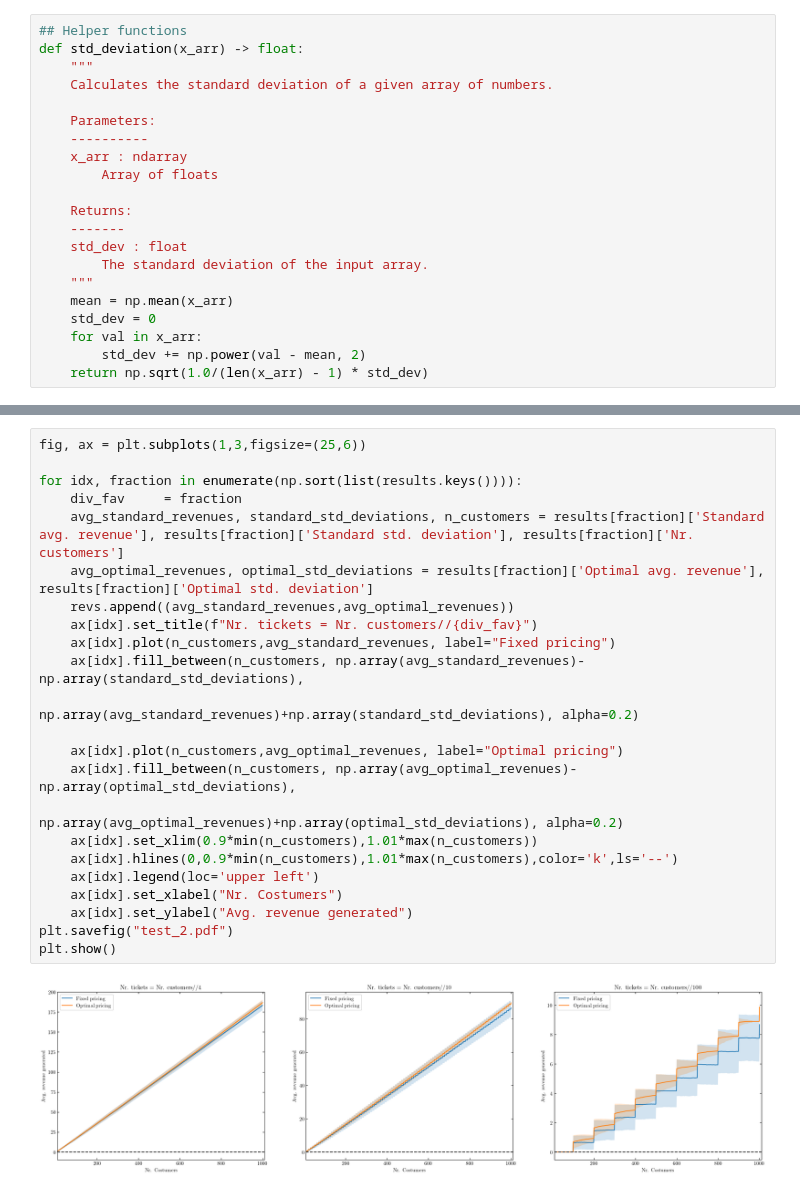
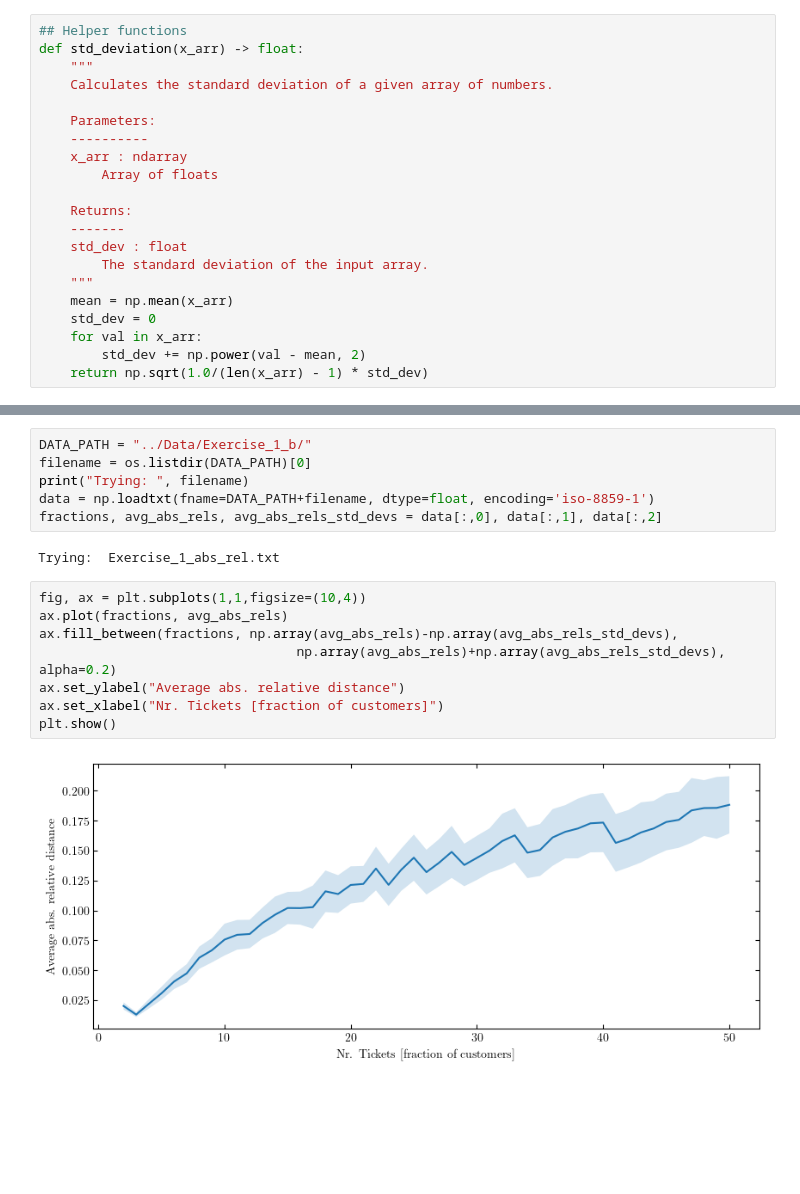
Before and after one commit to seba2390/RandomizedAlgorithms2023, a Jupyter notebook: Project 3/python/main.ipynb, the cells around one changed output, grey strips where cells are left out. Cells and saved outputs as stored; diff of their text form; blank space fills up the shorter version.

```diff
--- a/Project 3/python/main.ipynb
+++ b/Project 3/python/main.ipynb
@@ -171,25 +180,18 @@ for filename in filenames:
-# %%
-fig, ax = plt.subplots(1,3,figsize=(25,6))
-
-for idx, fraction in enumerate(np.sort(list(results.keys()))):
-    div_fav     = fraction
-    avg_standard_revenues, standard_std_deviations, n_customers = results[fraction]['Standard avg. revenue'], results[fraction]['Standard std. deviation'], results[fraction]['Nr. customers']
-    avg_optimal_revenues, optimal_std_deviations = results[fraction]['Optimal avg. revenue'], results[fraction]['Optimal std. deviation']
-    revs.append((avg_standard_revenues,avg_optimal_revenues))
-    ax[idx].set_title(f"Nr. tickets = Nr. customers//{div_fav}")
-    ax[idx].plot(n_customers,avg_standard_revenues, label="Fixed pricing")
-    ax[idx].fill_between(n_customers, np.array(avg_standard_revenues)-np.array(standard_std_deviations),
-                                 np.array(avg_standard_revenues)+np.array(standard_std_deviations), alpha=0.2)
-
-    ax[idx].plot(n_customers,avg_optimal_revenues, label="Optimal pricing")
-    ax[idx].fill_between(n_customers, np.array(avg_optimal_revenues)-np.array(optimal_std_deviations),
-                                 np.array(avg_optimal_revenues)+np.array(optimal_std_deviations), alpha=0.2)
-    ax[idx].set_xlim(0.9*min(n_customers),1.01*max(n_customers))
-    ax[idx].hlines(0,0.9*min(n_customers),1.01*max(n_customers),color='k',ls='--')
-    ax[idx].legend(loc='upper left')
-    ax[idx].set_xlabel("Nr. Costumers")
-    ax[idx].set_ylabel("Avg. revenue generated")
-plt.savefig("test_2.pdf")
-plt.show()
-# %% [output]
-[figure, removed]
+# %%
+DATA_PATH = "../Data/Exercise_1_b/"
+filename = os.listdir(DATA_PATH)[0]
+print("Trying: ", filename)
+data = np.loadtxt(fname=DATA_PATH+filename, dtype=float, encoding='iso-8859-1')
+fractions, avg_abs_rels, avg_abs_rels_std_devs = data[:,0], data[:,1], data[:,2]
+# %% [output]
+Trying:  Exercise_1_abs_rel.txt
+# %%
+fig, ax = plt.subplots(1,1,figsize=(10,4))
+ax.plot(fractions, avg_abs_rels)
+ax.fill_between(fractions, np.array(avg_abs_rels)-np.array(avg_abs_rels_std_devs),
+                                 np.array(avg_abs_rels)+np.array(avg_abs_rels_std_devs), alpha=0.2)
+ax.set_ylabel("Average abs. relative distance")
+ax.set_xlabel("Nr. Tickets [fraction of customers]")
+plt.show()
+# %% [output]
+[figure, added]
```
Also changed, not shown: parts of 4 cells of this notebook, 19 other files.
